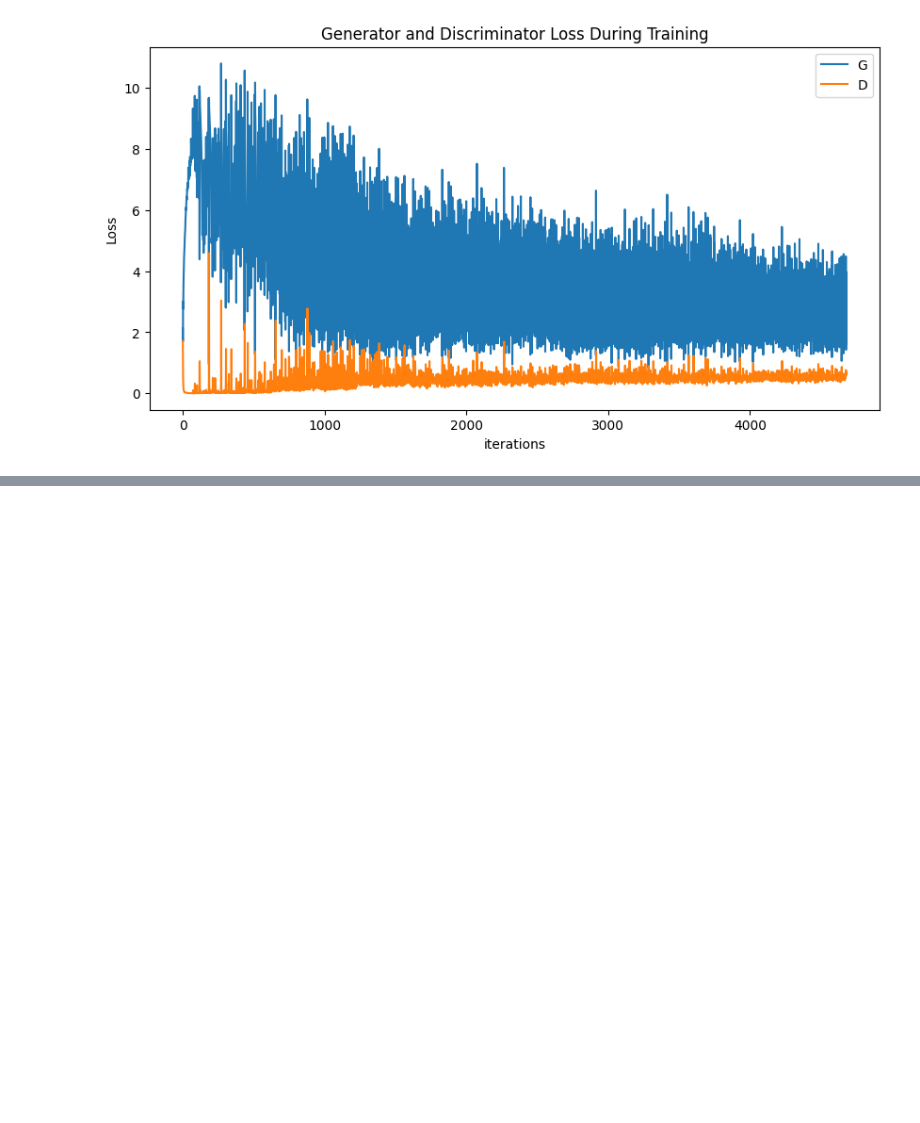
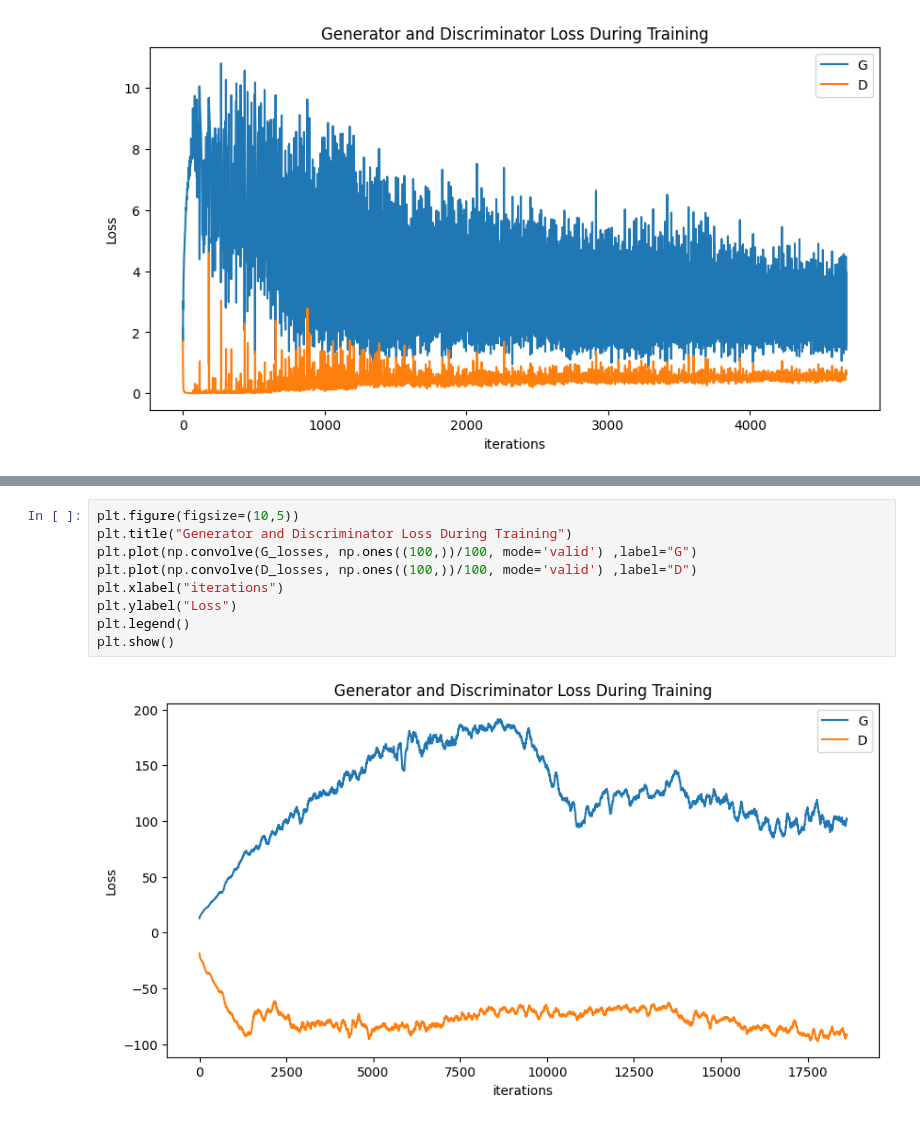
Before and after one commit to hardy500/experiments, a Jupyter notebook: books/inside_dl/ch9.ipynb, the cells around one changed output, grey strips where cells are left out. Cells and saved outputs as stored; diff of their text form; blank space fills up the shorter version.

```diff
--- a/books/inside_dl/ch9.ipynb
+++ b/books/inside_dl/ch9.ipynb
@@ -170,0 +286,11 @@ plt.show()
+# %%
+plt.figure(figsize=(10,5))
+plt.title("Generator and Discriminator Loss During Training")
+plt.plot(np.convolve(G_losses, np.ones((100,))/100, mode='valid') ,label="G")
+plt.plot(np.convolve(D_losses, np.ones((100,))/100, mode='valid') ,label="D")
+plt.xlabel("iterations")
+plt.ylabel("Loss")
+plt.legend()
+plt.show()
+# %% [output]
+[figure, added]
```
Also changed, not shown: parts of 7 cells of this notebook.
